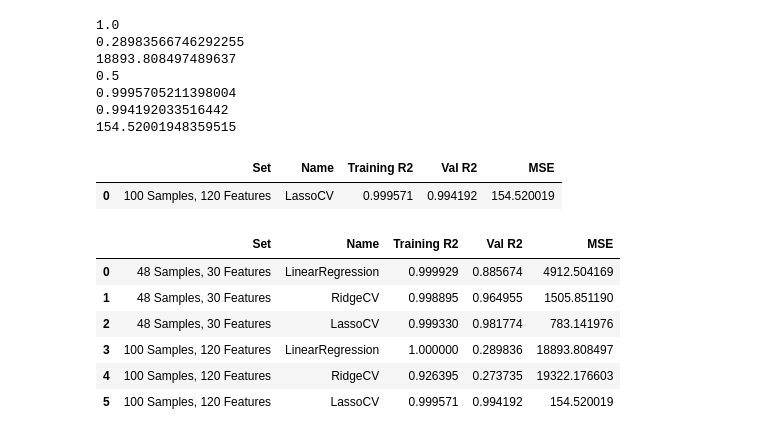
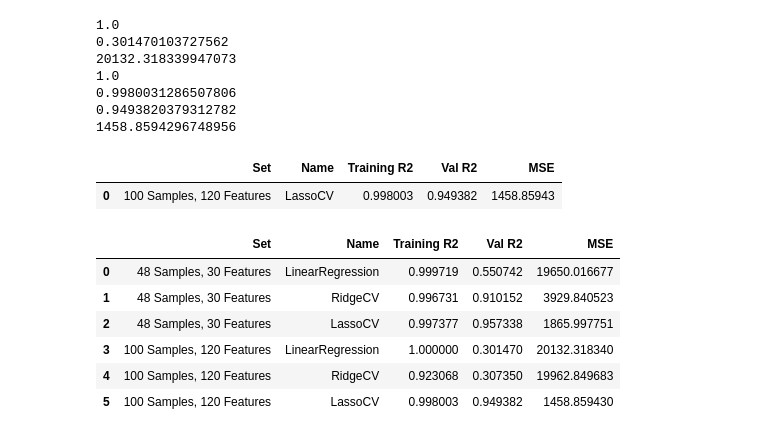
Before and after one commit to HardoModo/Dev10_Week9_Assessment, a Jupyter notebook: Shirley/dummyset.ipynb, the cells around one changed output. Saved outputs shown, nothing was run; the diff lists cells and outputs as text; code cells hidden in the pictures.

```diff
--- a/Shirley/dummyset.ipynb
+++ b/Shirley/dummyset.ipynb
@@ -23,32 +23,34 @@ from sklearn.linear_model import LogisticRegression
 # %%
 from sklearn.datasets import make_regression
 from sklearn.metrics import mean_squared_error
-X, y = make_regression(n_samples=48, n_features=30, noise=10, random_state=42)
+X, y = make_regression(n_samples=48, n_features=30, noise=20, random_state=42)
 
 X = scaler.fit_transform(X)
-lr = LinearRegression()
-
+display(X)
 
 Xt,Xv,yt,yv = train_test_split(X,y,test_size=0.3,random_state=0)
 
+lr = LinearRegression()
 lr.fit(Xt,yt)
+
+
+rig = RidgeCV(alphas = [0.001,0.5,1,3,5,10,50,70,100,200,300],cv=5)
+rig.fit(Xt,yt)
+print(rig.alpha_)
+
+
+las = LassoCV(alphas = [0.001,0.5,1,3,5,10,50,70,100,200,300],cv=5)
+las.fit(Xt,yt)
+print(las.alpha_)
+
+
 print(lr.score(Xt,yt))
 print(lr.score(Xv,yv))
 print(mean_squared_error(yv,lr.predict(Xv)))
 
-rig = RidgeCV(alphas = [0.001,0.5,1,3,5,10,50,70,100,200,300],cv=5)
-rig.fit(Xt,yt)
-
-print(rig.alpha_)
-
 print(rig.score(Xt,yt))
 print(rig.score(Xv,yv))
 print(mean_squared_error(yv,rig.predict(Xv)))
-
-las = LassoCV(alphas = [0.001,0.5,1,3,5,10,50,70,100,200,300],cv=5)
-las.fit(Xt,yt)
-
-print(las.alpha_)
 
 print(las.score(Xt,yt))
 print(las.score(Xv,yv))
@@ -82,16 +97,14 @@ display(df1.head())
 # %%
 from sklearn.datasets import make_regression
 from sklearn.metrics import mean_squared_error
-X, y = make_regression(n_samples=100, n_features=120, noise=10, random_state=42)
+X, y = make_regression(n_samples=100, n_features=120, noise=30, random_state=42)
 
 X = scaler.fit_transform(X)
 
+Xt,Xv,yt,yv = train_test_split(X,y,test_size=0.3,random_state=0)
+
+# plt.hist(yt)
 lr = LinearRegression()
-
-
-Xt,Xv,yt,yv = train_test_split(X,y,test_size=0.3,random_state=0)
-# plt.hist(yt)
-
 lr.fit(Xt,yt)
 print(lr.score(Xt,yt))
 print(lr.score(Xv,yv))
@@ -128,14 +141,14 @@ display(df2.head())
 # %%
 from sklearn.datasets import make_regression
 from sklearn.metrics import mean_squared_error
-X, y = make_regression(n_samples=100, n_features=120, noise=10, random_state=42)
+# X, y = make_regression(n_samples=100, n_features=120, noise=10, random_state=42)
 
-X = scaler.fit_transform(X)
+# X = scaler.fit_transform(X)
 
 lr = LinearRegression()
 
 
-Xt,Xv,yt,yv = train_test_split(X,y,test_size=0.3,random_state=0)
+# Xt,Xv,yt,yv = train_test_split(X,y,test_size=0.3,random_state=0)
 
 lr.fit(Xt,yt)
 print(lr.score(Xt,yt))
@@ -146,44 +159,44 @@ las = LassoCV(alphas = [0.001,0.5,1,3,5,10,50,70,100,200,300],cv=5)
 las.fit(Xt,yt)
 
 print(las.alpha_)
 
 print(las.score(Xt,yt))
 print(las.score(Xv,yv))
 print(mean_squared_error(yv,las.predict(Xv)))
 
 figdict3 = {'Set':['100 Samples, 120 Features'],
             'Name':['LassoCV'],
             'Training R2':[las.score(Xt,yt)],
            'Val R2': [las.score(Xv,yv)],
            'MSE':[mean_squared_error(yv,las.predict(Xv))]}
 
 df3 = pd.DataFrame(figdict3)
 display(df3.head())
 
 finaldf = pd.concat([df1,df2,df3],axis=0)
 finaldf.reset_index(inplace=True,drop=True)
 display(finaldf)
 
 
 df_unpivot = pd.melt(finaldf, id_vars=['Set','Name'], value_vars=['Training R2', 'Val R2', 'MSE'])
 display(df_unpivot)
 # pivottedfinaldf = finaldf.pivot(columns='Name',values=['Training R2','Val R2','MSE'],index='Set')
 # display(pivottedfinaldf)
 # %% [output]
 1.0
-0.28983566746292255
-18893.808497489637
-0.5
-0.9995705211398004
-0.994192033516442
-154.52001948359515
+0.301470103727562
+20132.318339947073
+1.0
+0.9980031286507806
+0.9493820379312782
+1458.8594296748956
 |  | Set | Name | Training R2 | Val R2 | MSE |
-| 0 | 100 Samples, 120 Features | LassoCV | 0.999571 | 0.994192 | 154.520019 |
+| 0 | 100 Samples, 120 Features | LassoCV | 0.998003 | 0.949382 | 1458.85943 |
 |  | Set | Name | Training R2 | Val R2 | MSE |
-| 0 | 48 Samples, 30 Features | LinearRegression | 0.999929 | 0.885674 | 4912.504169 |
-| 1 | 48 Samples, 30 Features | RidgeCV | 0.998895 | 0.964955 | 1505.851190 |
-| 2 | 48 Samples, 30 Features | LassoCV | 0.999330 | 0.981774 | 783.141976 |
-| 3 | 100 Samples, 120 Features | LinearRegression | 1.000000 | 0.289836 | 18893.808497 |
-| 4 | 100 Samples, 120 Features | RidgeCV | 0.926395 | 0.273735 | 19322.176603 |
-| 5 | 100 Samples, 120 Features | LassoCV | 0.999571 | 0.994192 | 154.520019 |
+| 0 | 48 Samples, 30 Features | LinearRegression | 0.999719 | 0.550742 | 19650.016677 |
+| 1 | 48 Samples, 30 Features | RidgeCV | 0.996731 | 0.910152 | 3929.840523 |
+| 2 | 48 Samples, 30 Features | LassoCV | 0.997377 | 0.957338 | 1865.997751 |
+| 3 | 100 Samples, 120 Features | LinearRegression | 1.000000 | 0.301470 | 20132.318340 |
+| 4 | 100 Samples, 120 Features | RidgeCV | 0.923068 | 0.307350 | 19962.849683 |
+| 5 | 100 Samples, 120 Features | LassoCV | 0.998003 | 0.949382 | 1458.859430 |
 |  | Set | Name | variable | value |
```
Also changed, not shown: parts of 5 cells of this notebook, 2 other files.
